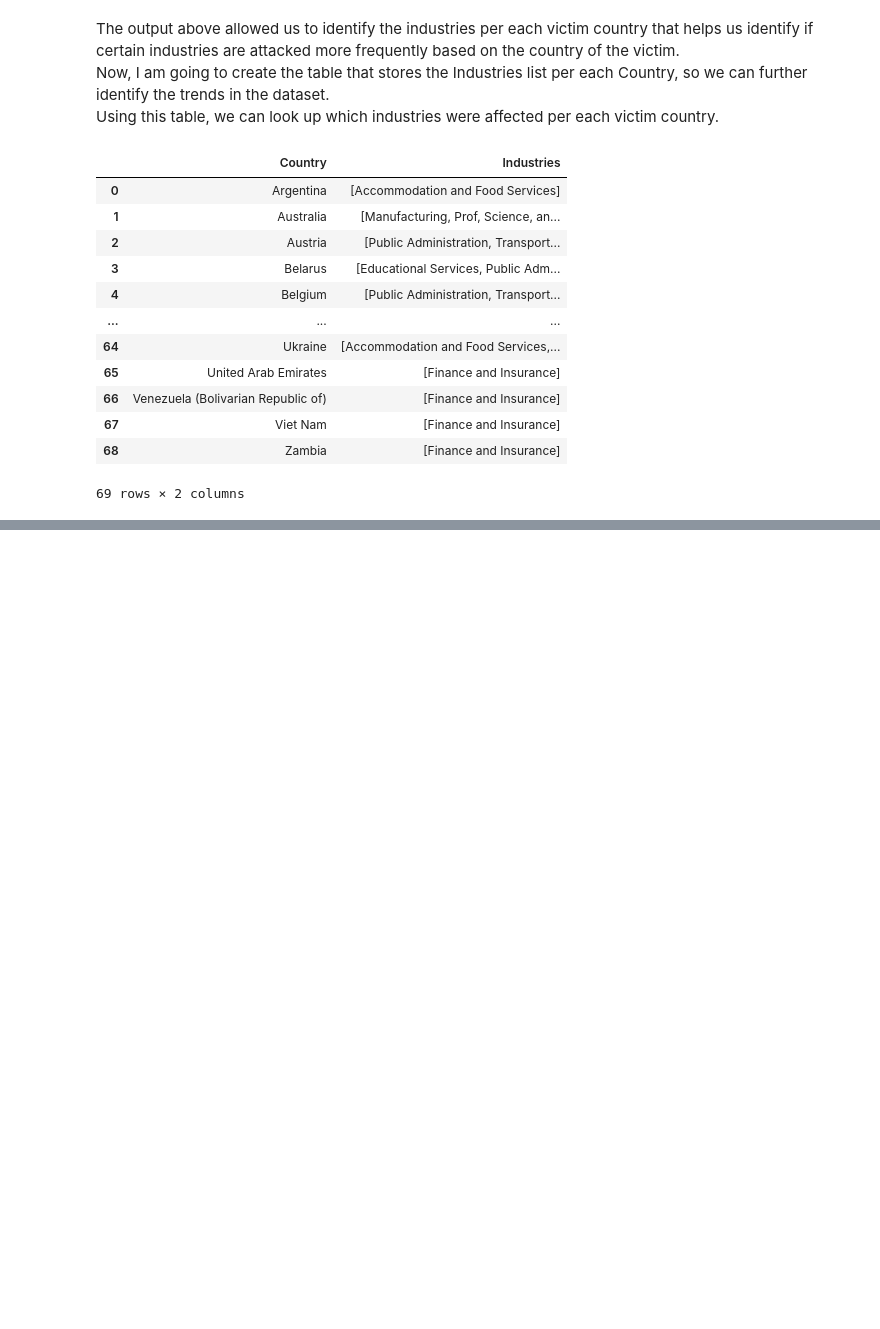
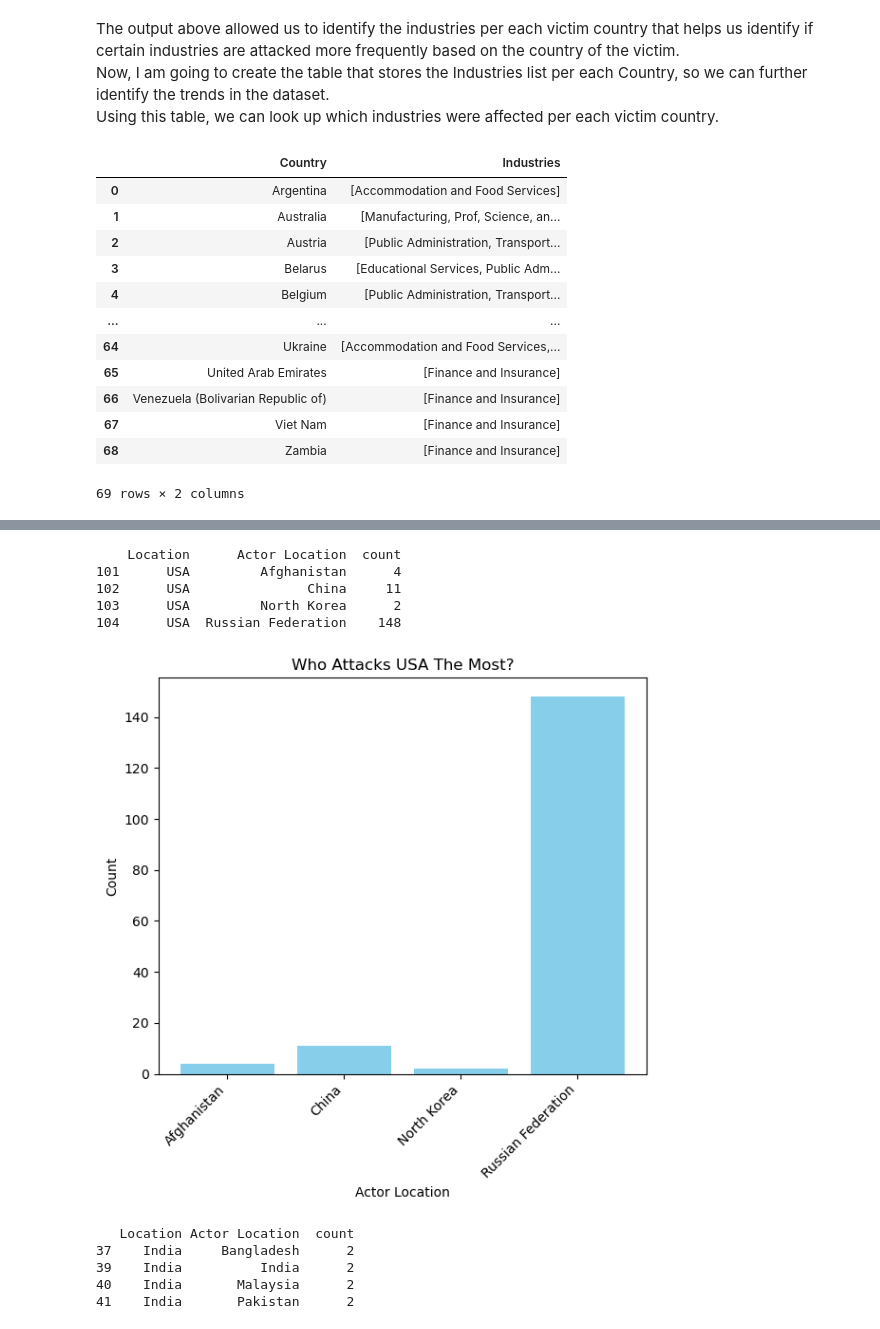
Before and after one commit to Sof0-0/CMPS3160_Project_CyberAttacks, a Jupyter notebook: DSProject.ipynb, the cells around one changed output, grey strips where cells are left out. Drawn from its saved outputs; the diff is of its cells as text; code cells hidden in the pictures; blank space fills up the shorter version.

```diff
--- a/DSProject.ipynb
+++ b/DSProject.ipynb
@@ -656,0 +662,7 @@ display(industries_table)
+# %%
+# Group the data by victim Location and Actor Location (who attaks who)
+vic_loc_attack_loc = filtered_att.groupby(['Location', 'Actor Location']).size().reset_index(name='count')
+
+# Find the victim country with max count for each Actor Location using the count as indexing
+max_count_att = vic_loc_attack_loc.loc[vic_loc_attack_loc.groupby('Actor Location')['count'].idxmax()]
+print(max_count_att)
@@ -656,0 +690,29 @@ display(industries_table)
+# %%
+who_attacks_usa = max_count_att[max_count_att['Location'] == 'USA']
+print(who_attacks_usa)
+# %% [output]
+    Location      Actor Location  count
+101      USA         Afghanistan      4
+102      USA               China     11
+103      USA         North Korea      2
+104      USA  Russian Federation    148
+# %%
+plt.figure(figsize=(6, 6))
+plt.bar(who_attacks_usa['Actor Location'],who_attacks_usa['count'], color='skyblue')
+plt.xlabel('Actor Location')
+plt.ylabel('Count')
+plt.title('Who Attacks USA The Most?')
+plt.xticks(rotation=45, ha='right')
+plt.tight_layout()
+plt.show()
+# %% [output]
+[figure, added]
+# %%
+who_attacks_india = max_count_att[max_count_att['Location'] == 'India']
+print(who_attacks_india)
+# %% [output]
+   Location Actor Location  count
+37    India     Bangladesh      2
+39    India          India      2
+40    India       Malaysia      2
+41    India       Pakistan      2
```
Also changed, not shown: parts of 3 cells of this notebook, 1 other file.
